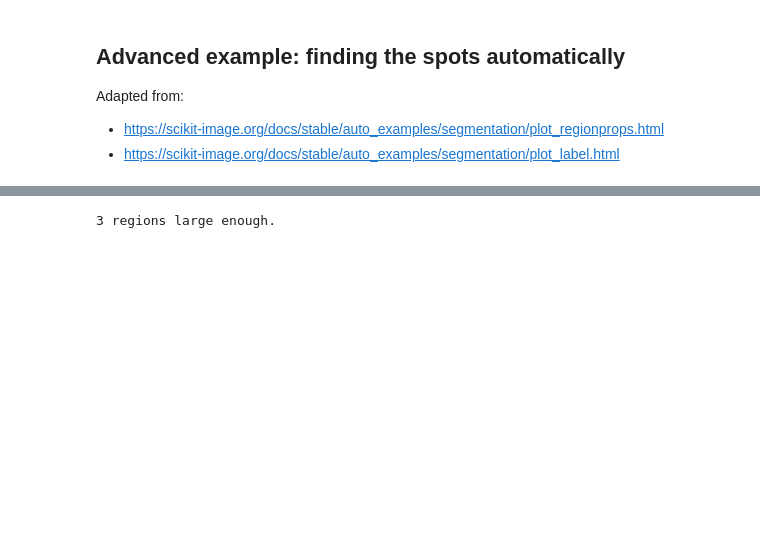
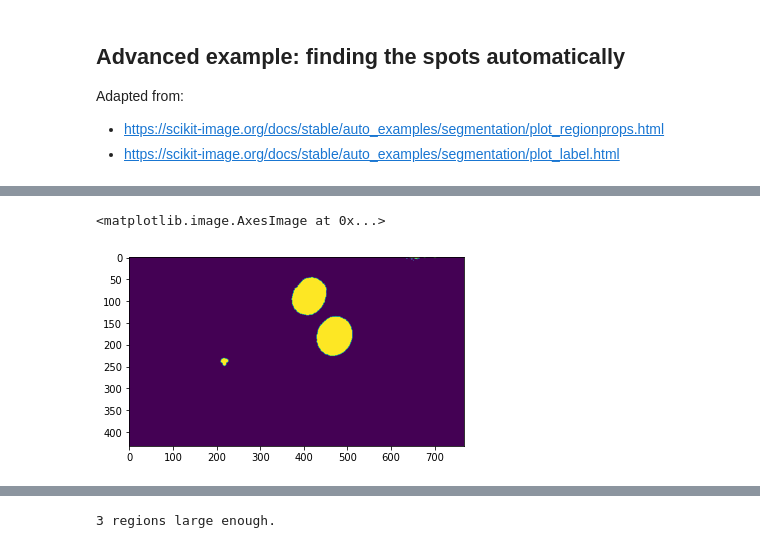
Before and after one commit to HiLASEPythonCourse/hilase-python-course-2021, a Jupyter notebook: 200_image_processing.ipynb, the cells around one changed output, grey strips where cells are left out. Cells and saved outputs as stored; diff of their text form; code cells hidden in the pictures; blank space fills up the shorter version.

```diff
--- a/200_image_processing.ipynb
+++ b/200_image_processing.ipynb
@@ -286,0 +282,7 @@ array([[0, 0, 0, ..., 0, 0, 0],
+# %%
+smooth = closing(binary, square(5))
+
+plt.imshow(smooth)
+# %% [output]
+<matplotlib.image.AxesImage at 0x...>
+[figure, added]
```
Also changed, not shown: parts of 11 cells of this notebook, 4 other files.
